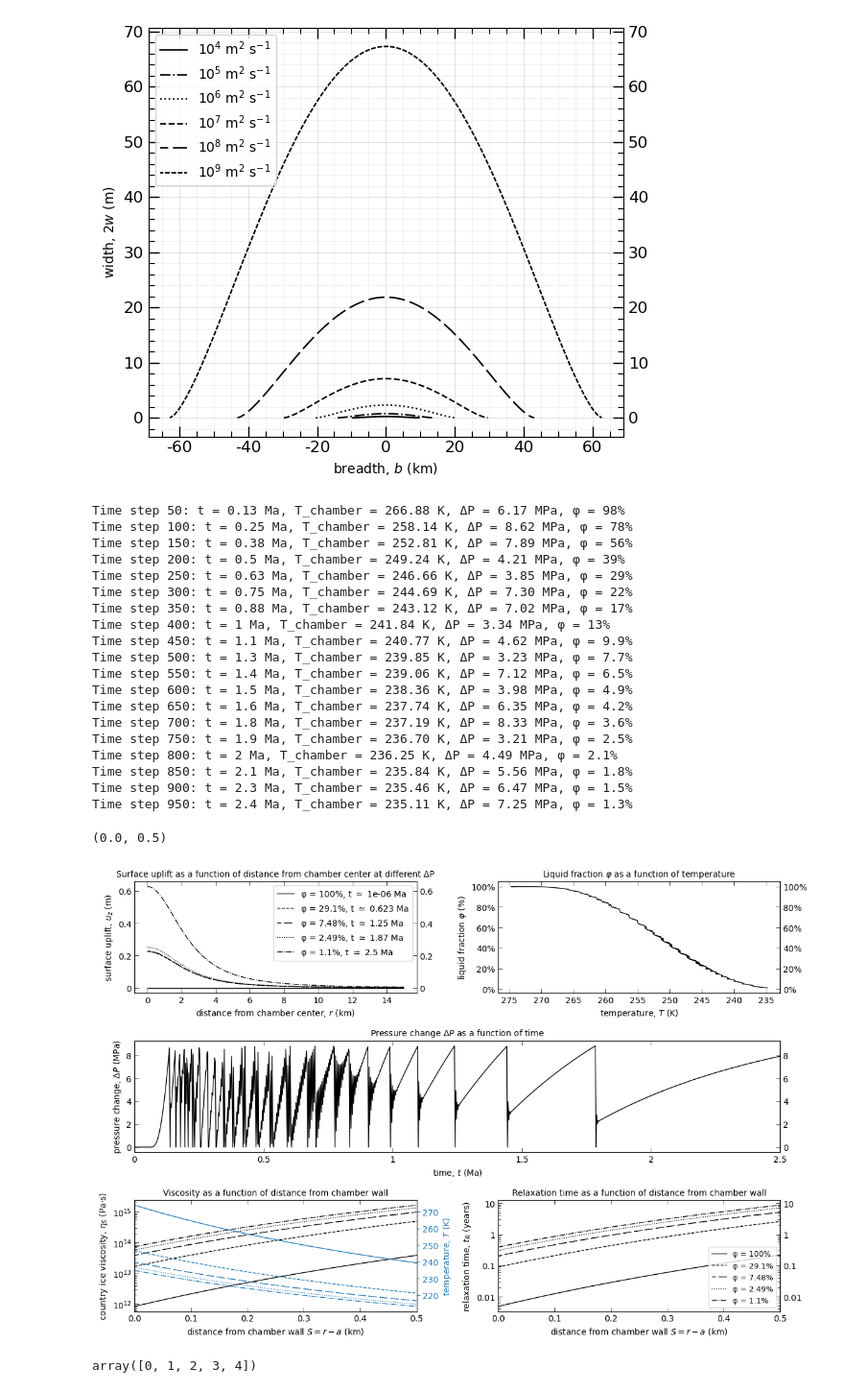
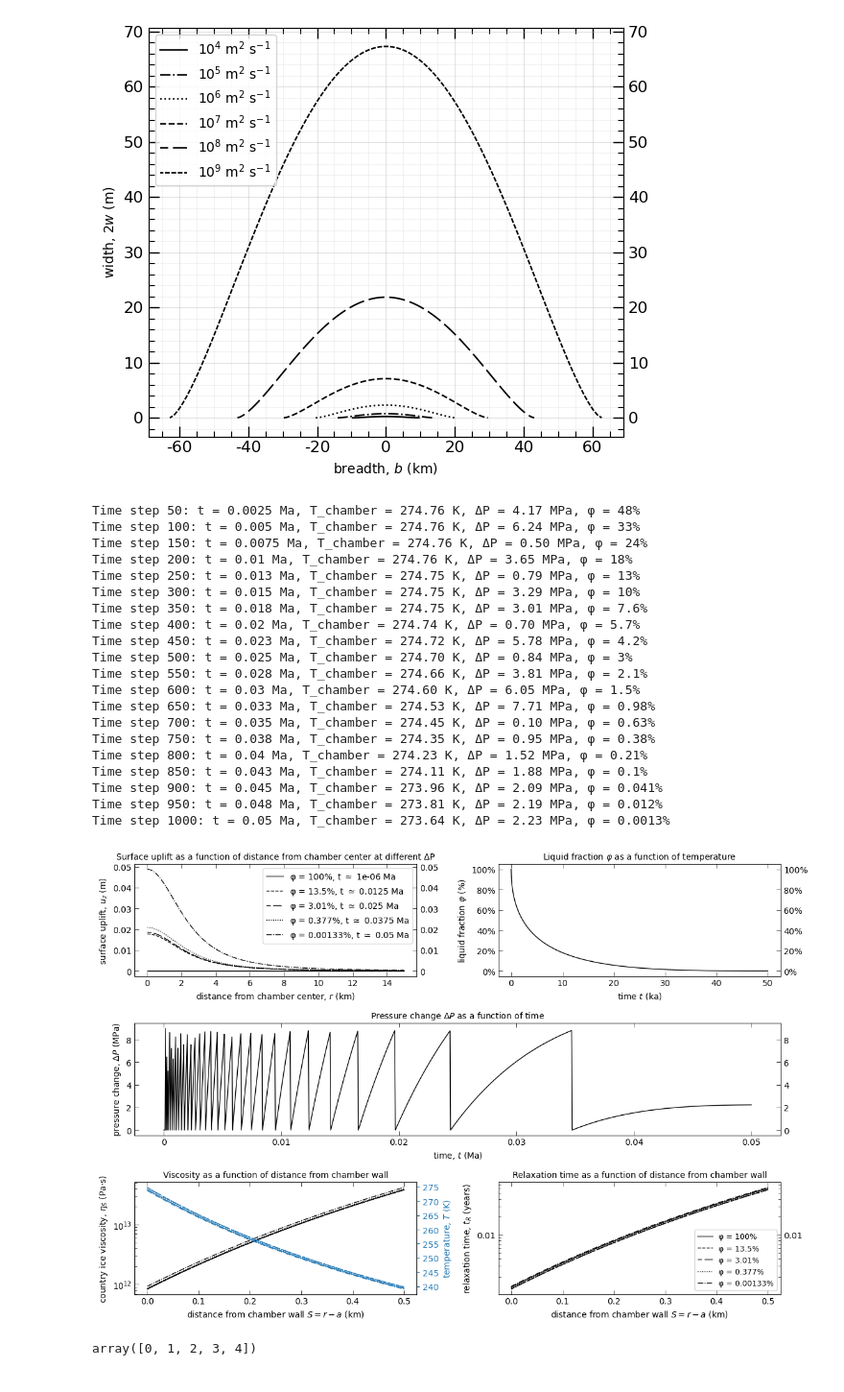
Before and after one commit to CottomR-et-al/Europa-ice-ocean-exchange, a Jupyter notebook: F25_Dikes_Europa.ipynb, the cells around one changed output. Shown at 96% size. Cells and saved outputs as stored; diff of their text form; code cells hidden in the pictures.

Commit message:
Liquid fraction á la Lesage (2020)

```diff
--- a/F25_Dikes_Europa.ipynb
+++ b/F25_Dikes_Europa.ipynb
@@ -1238,10 +1238,10 @@ def mass_conservation_residual(M_in, M_out, dMass_dt):
 # Surface uplift resulting from chamber inflation (freezing) from Townsend (2022) w/ pressures from Chivers et al. (2020) and Amoruso and Crescentini (2009)
 # Σ^n_(k=1)... k spans from 1 to n
 
-N = 1000
-N_t = 1000
+N = 1001
+N_t = 1001
 year = 3.15e7 # seconds in a year
-t = np.linspace(1, 2.5e6, N_t)*year # (s), Chivers et al. (2020) results for a liquid water chamber 1-3 km depth
+t = np.linspace(1, 5e4, N_t)*year # (s), Chivers et al. (2020) results for a liquid water chamber 1-3 km depth
 dt = np.diff(t, prepend=0) # (s) time step
 β = 4.9e-10 # (Pa-1) compressibility of water
 # DP = 1e6 # (Pa)
@@ -1260,7 +1260,6 @@ Q = 6e4 # (J/mol) ice activation energy from Chivers et al. (2021)
 eta_ref = 1e13 # (Pa s) reference viscosity from Chivers et al. (2021)
 Rg = 8.314 # (J/mol/K) gas constant
 
-
 ########
 # (Pa) pressure in the chamber, Amoruso and Crescentini (2009) via Chivers et al. (2020)
 Plith = rhoi_Lesage*g*(d-a) # (d-a) = depth of chamber roof
@@ -1268,7 +1267,7 @@ T_chamber_history = np.zeros(N_t) # (K) temperature in the chamber, Chivers et a
 DP = np.zeros(N_t)
 h_tot = 5e3 # brittle shell thickness
 z = np.linspace(0, h_tot, N)
-idx = int(np.argmin(np.abs(z-d)))
+# idx = int(np.argmin(np.abs(z-d)))
 Tm = 251
 Tc = 170
 Ts = 110
@@ -1276,12 +1275,13 @@ Tb = 250
 # Tz = Ts * (Tb/Ts)**(z/h_tot) # equilibrium profile (Chivers et al., 2021)
 Tz = Ts + z * (Tb - Ts) / h_tot # linear profile
 Tz[(z >= d - a) & (z <= d + a)] = 274 # chamber T bounds; Boolean indexing to set the temperature at the margins of the chamber
-ki = 567 / Tz[idx]
+ki = 567 / Tz
 κ = ki / (rhoi * Cp)
 # Tz = np.clip(Tz, 1.0, 300.0)
 phis = np.zeros(N_t) #
 phis[0] = 1 # initial melt fraction, 100% liquid
-T_chamber_history[0] = Tz[idx] # initial temperature in the chamber, Chivers et al. (2020)
+T_chamber = np.interp(d, z, Tz)
+T_chamber_history[0] = T_chamber # initial temperature in the chamber, Chivers et al. (2020)
 
 K = E / (3 * (1-2*nu)) # bulk modulus (Pa)
 eta_0 = 1e14 # (Pa s) Barr and Showman (2009) ice viscosity
@@ -1291,7 +1291,7 @@ etas = [] # (Pa s) shell viscosity
 rhs = (Tm - Tc) * c_eff(Tz, Plith) / (L_fus * np.sqrt(np.pi))
 # Solve the transcendental equation for lambda (thermal transfer rate)
 def stefan(kappa, t, rhs):
-    lam = 0.53
+    lam = 0.53 ##### EDITABLE #####
     Tz = Tc + (Tm - Tc)/(1 + erf(lam)) * (1 + erf(z/(2*np.sqrt(kappa*t))))
     return Tz
 
@@ -1315,7 +1315,9 @@ for n in range(1, N_t):
     P_abs = Plith + DP[n-1]
     Tz = Tz + tempgrad(Tz, P_abs, N, h_tot) * dt_step
     phi_prev = phis[n-1]
-    phi_now = float(melt_fraction(T_chamber, P_abs))
+    # phi_now = float(melt_fraction(T_chamber, P_abs))
+    S = 2 * 0.53 * np.sqrt(κ*t[n]) # (m) thermal penetration depth
+    phi_now = (1 - S/a)**3 # melt fraction from Lesage
     dphi = phi_prev - phi_now
     dP_freezing = dphi * (rhow/rhoi - 1) / (((1 - 2*nu)/E * (2*a/d * 4/np.pi * ((1 - nu**2)/(1 - 2*nu) - 3)) + beta))
     # max tensile stress from freezing (B3 from Manga and Michaut, 2017)?
@@ -1326,7 +1328,6 @@ for n in range(1, N_t):
     P_close = P_critical(d, Dmech)*(1 - hyst)
     crack = dP_new >= P_open
     DP[n] = 0 if crack else dP_new
-    if crack: phi_now = float(melt_fraction(T_chamber, P_abs+DP[n]))
     phis[n] = phi_now
     dt_step = t[n] - t[n-1]
     dP_dt = dP_freezing/dt_step if crack else (DP[n] - DP[n-1]) / dt_step
@@ -1412,15 +1413,15 @@ ax1.set_title('Surface uplift as a function of distance from chamber center at d
 ax1.legend(loc='upper right', fontsize=10)
 # ax1.set_xlim(0, 15)
 
-ax2.plot(T_chamber_history, phis*100, lw=lw, color='black')
+ax2.plot(t/year/1e3, phis*100, lw=lw, color='black')
 ax2.set_ylabel('liquid fraction $φ$ (%)', fontsize=10)
-ax2.set_xlabel('temperature, $T$ (K)', fontsize=10)
+ax2.set_xlabel('time $t$ (ka)', fontsize=10)
 ax2.tick_params(which='major', length=5, width=0.5, direction='in', top=True, right=True, labelright=True)
 ax2.tick_params(which='minor', length=3, width=0.5, direction='in', top=True, right=True)
 ax2.yaxis.set_major_formatter(mtick.PercentFormatter(decimals=0))
 ax2.xaxis.set_major_formatter(StrMethodFormatter('{x:g}'))
 ax2.set_title('Liquid fraction $φ$ as a function of temperature', fontsize=10)
-ax2.invert_xaxis()
+# ax2.invert_xaxis()
 # ax2.set_xlim(274, 230.82)
 
 ax3.plot((t/year)/1e6, DP/1e6, lw=lw, color='black')
@@ -1431,7 +1432,7 @@ ax3.tick_params(which='minor', length=3, width=0.5, direction='in', top=True, ri
 ax3.xaxis.set_major_formatter(StrMethodFormatter('{x:g}'))
 ax3.yaxis.set_major_formatter(StrMethodFormatter('{x:g}'))
 ax3.set_title('Pressure change $ΔP$ as a function of time', fontsize=10)
-ax3.set_xlim(0, 2.5)
+# ax3.set_xlim(0, 2.5)
 
 from_wall = (r-a)/1e3 # (m) distance from chamber wall
 T_r_array = []
@@ -1444,56 +1445,56 @@ for i, j in enumerate(np.linspace(0, N_t-1, 5, dtype=int)):
     ax4.semilogy(from_wall, tR_r/year, lw=lw, ls=lines[i], color="black", label=f"φ = {phis[j]*100:.3g}%",)
 ax4.set_xlabel("distance from chamber wall $S=r-a$ (km)", fontsize=10)
 ax4.set_ylabel("relaxation time, $t_R$ (years)", fontsize=10)
 ax4.yaxis.set_major_formatter(StrMethodFormatter('{x:g}'))
 ax4.set_title("Relaxation time as a function of distance from chamber wall", fontsize=10)
 ax4.legend(loc="lower right", fontsize=9)
 ax4.tick_params(which='major', length=5, width=0.5, direction='in', top=True, right=True, labelright=True)
 ax4.tick_params(which='minor', length=3, width=0.5, direction='in', top=True, right=True)
-ax4.set_xlim(0, 0.5)
+# ax4.set_xlim(0, 0.5)
 T_r_array = np.array(T_r_array)
 
 for i, j in enumerate(np.linspace(0, len(etas)-1, 5, dtype=int)):
     ax5.semilogy(from_wall, etas[j], lw=lw, color="black", label=f"φ = {phis[j]*100:.3g}%", ls=lines[i])
 ax5twin = ax5.twinx()
 for i in range(0, 5):
     idx = np.linspace(0, len(T_r_array)-1, 5, dtype=int)
     ax5twin.plot(from_wall, T_r_array[idx[i]], lw=lw, color=coolcolor, ls=lines[i])
 ax5.set_xlabel("distance from chamber wall $S=r-a$ (km)", fontsize=10)
 ax5.set_ylabel("country ice viscosity, $η_S$ (Pa·s)", fontsize=10)
 ax5.set_title("Viscosity as a function of distance from chamber wall", fontsize=10)
 ax5.tick_params(which='major', length=5, width=0.5, direction='in', top=True)
 ax5.tick_params(which='minor', length=3, width=0.5, direction='in', top=True)
 ax5.yaxis.set_major_formatter(LogFormatterSciNotation())
 ax5twin.set_ylabel("temperature, $T$ (K)", fontsize=10, color=coolcolor)
 ax5twin.tick_params(axis='y', colors=coolcolor)
 ax5twin.yaxis.set_major_locator(LogLocator(base=10.0, subs=np.arange(1.0, 10.0) * 0.1, numticks=10))
 # ax5twin.yaxis.set_major_formatter(LogFormatterSciNotation())
 # ax5.legend(loc="lower right", fontsize=9)
-ax5.set_xlim(0, 0.5)
+# ax5.set_xlim(0, 0.5)
 
 ######## Toothed φ indicative of rapid refreezing resulting from instantaneous pressure drop after fracture?
 # %% [output]
-Time step 50: t = 0.13 Ma, T_chamber = 266.88 K, ΔP = 6.17 MPa, φ = 98%
-Time step 100: t = 0.25 Ma, T_chamber = 258.14 K, ΔP = 8.62 MPa, φ = 78%
-Time step 150: t = 0.38 Ma, T_chamber = 252.81 K, ΔP = 7.89 MPa, φ = 56%
-Time step 200: t = 0.5 Ma, T_chamber = 249.24 K, ΔP = 4.21 MPa, φ = 39%
-Time step 250: t = 0.63 Ma, T_chamber = 246.66 K, ΔP = 3.85 MPa, φ = 29%
-Time step 300: t = 0.75 Ma, T_chamber = 244.69 K, ΔP = 7.30 MPa, φ = 22%
-Time step 350: t = 0.88 Ma, T_chamber = 243.12 K, ΔP = 7.02 MPa, φ = 17%
-Time step 400: t = 1 Ma, T_chamber = 241.84 K, ΔP = 3.34 MPa, φ = 13%
-Time step 450: t = 1.1 Ma, T_chamber = 240.77 K, ΔP = 4.62 MPa, φ = 9.9%
-Time step 500: t = 1.3 Ma, T_chamber = 239.85 K, ΔP = 3.23 MPa, φ = 7.7%
-Time step 550: t = 1.4 Ma, T_chamber = 239.06 K, ΔP = 7.12 MPa, φ = 6.5%
-Time step 600: t = 1.5 Ma, T_chamber = 238.36 K, ΔP = 3.98 MPa, φ = 4.9%
-Time step 650: t = 1.6 Ma, T_chamber = 237.74 K, ΔP = 6.35 MPa, φ = 4.2%
-Time step 700: t = 1.8 Ma, T_chamber = 237.19 K, ΔP = 8.33 MPa, φ = 3.6%
-Time step 750: t = 1.9 Ma, T_chamber = 236.70 K, ΔP = 3.21 MPa, φ = 2.5%
-Time step 800: t = 2 Ma, T_chamber = 236.25 K, ΔP = 4.49 MPa, φ = 2.1%
-Time step 850: t = 2.1 Ma, T_chamber = 235.84 K, ΔP = 5.56 MPa, φ = 1.8%
-Time step 900: t = 2.3 Ma, T_chamber = 235.46 K, ΔP = 6.47 MPa, φ = 1.5%
-Time step 950: t = 2.4 Ma, T_chamber = 235.11 K, ΔP = 7.25 MPa, φ = 1.3%
+Time step 50: t = 0.0025 Ma, T_chamber = 274.76 K, ΔP = 4.17 MPa, φ = 48%
+Time step 100: t = 0.005 Ma, T_chamber = 274.76 K, ΔP = 6.24 MPa, φ = 33%
+Time step 150: t = 0.0075 Ma, T_chamber = 274.76 K, ΔP = 0.50 MPa, φ = 24%
+Time step 200: t = 0.01 Ma, T_chamber = 274.76 K, ΔP = 3.65 MPa, φ = 18%
+Time step 250: t = 0.013 Ma, T_chamber = 274.75 K, ΔP = 0.79 MPa, φ = 13%
+Time step 300: t = 0.015 Ma, T_chamber = 274.75 K, ΔP = 3.29 MPa, φ = 10%
+Time step 350: t = 0.018 Ma, T_chamber = 274.75 K, ΔP = 3.01 MPa, φ = 7.6%
+Time step 400: t = 0.02 Ma, T_chamber = 274.74 K, ΔP = 0.70 MPa, φ = 5.7%
+Time step 450: t = 0.023 Ma, T_chamber = 274.72 K, ΔP = 5.78 MPa, φ = 4.2%
+Time step 500: t = 0.025 Ma, T_chamber = 274.70 K, ΔP = 0.84 MPa, φ = 3%
+Time step 550: t = 0.028 Ma, T_chamber = 274.66 K, ΔP = 3.81 MPa, φ = 2.1%
+Time step 600: t = 0.03 Ma, T_chamber = 274.60 K, ΔP = 6.05 MPa, φ = 1.5%
+Time step 650: t = 0.033 Ma, T_chamber = 274.53 K, ΔP = 7.71 MPa, φ = 0.98%
+Time step 700: t = 0.035 Ma, T_chamber = 274.45 K, ΔP = 0.10 MPa, φ = 0.63%
+Time step 750: t = 0.038 Ma, T_chamber = 274.35 K, ΔP = 0.95 MPa, φ = 0.38%
+Time step 800: t = 0.04 Ma, T_chamber = 274.23 K, ΔP = 1.52 MPa, φ = 0.21%
+Time step 850: t = 0.043 Ma, T_chamber = 274.11 K, ΔP = 1.88 MPa, φ = 0.1%
+Time step 900: t = 0.045 Ma, T_chamber = 273.96 K, ΔP = 2.09 MPa, φ = 0.041%
+Time step 950: t = 0.048 Ma, T_chamber = 273.81 K, ΔP = 2.19 MPa, φ = 0.012%
+Time step 1000: t = 0.05 Ma, T_chamber = 273.64 K, ΔP = 2.23 MPa, φ = 0.0013%
-(0.0, 0.5)
-[figure, old version]
+[figure, new version]
 # %%
 idx
 # %% [output]
```
